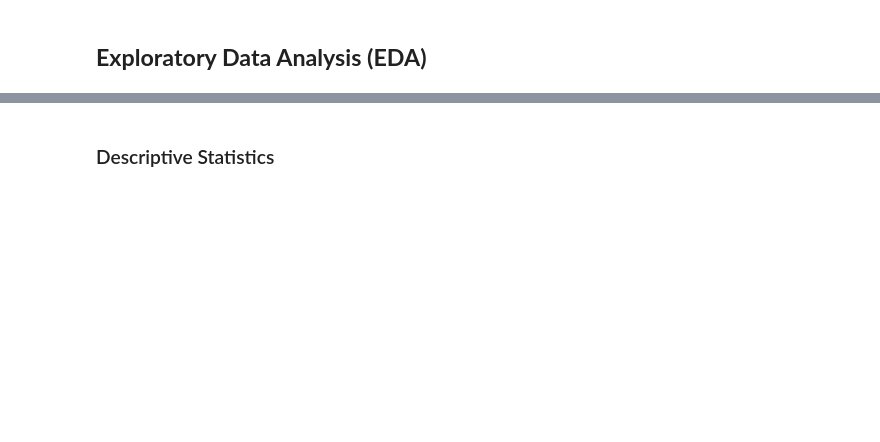
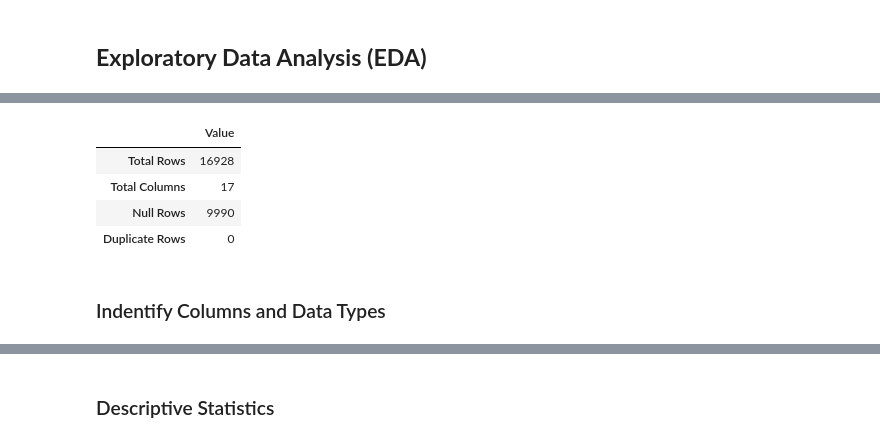
Before and after one commit to renan-peres/mfin-python-data-analysts, a Jupyter notebook: Final - Renan Peres.ipynb, the cells around one changed output, grey strips where cells are left out. Drawn from its saved outputs; the diff is of its cells as text; code cells hidden in the pictures; blank space fills up the shorter version.

```diff
--- a/Final - Renan Peres.ipynb
+++ b/Final - Renan Peres.ipynb
@@ -65 +77,32 @@ df.head()
+# %%
+def profile_table(df: pd.DataFrame) -> pd.DataFrame: # Change return type to pd.DataFrame
+    # Calculate metrics and gather information
+    total_rows = df.shape[0]
+    total_columns = df.shape[1]
+    null_rows = df.isnull().any(axis=1).sum()
+    duplicate_rows = df.duplicated().sum()
+
+    result_df = pd.DataFrame({
+        "total_rows": [total_rows],
+        "total_columns": [total_columns],
+        "null_rows": [null_rows],
+        "duplicate_rows": [duplicate_rows]
+    }).transpose()
+
+    #Rename columns for clarity
+    result_df.columns = ['Value']
+    result_df.index = ['Total Rows','Total Columns', 'Null Rows', 'Duplicate Rows']
+
+    return result_df  # Return the transposed DataFrame
+# %%
+initial_profile = profile_table(df)
+display(initial_profile)
+# %% [output]
+|  | Value |
+| Total Rows | 16928 |
+| Total Columns | 17 |
+| Null Rows | 9990 |
+| Duplicate Rows | 0 |
+# %% [markdown]
+### Indentify Columns and Data Types
 # %%
```
Also changed, not shown: parts of 15 cells of this notebook.
